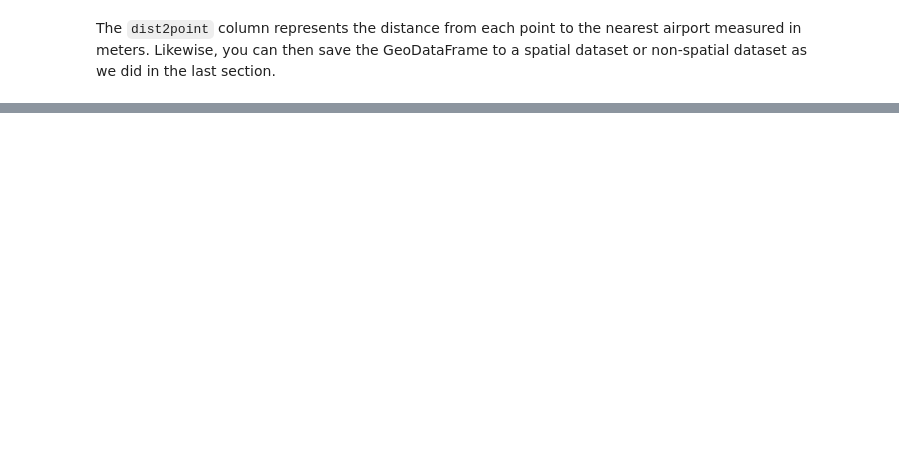
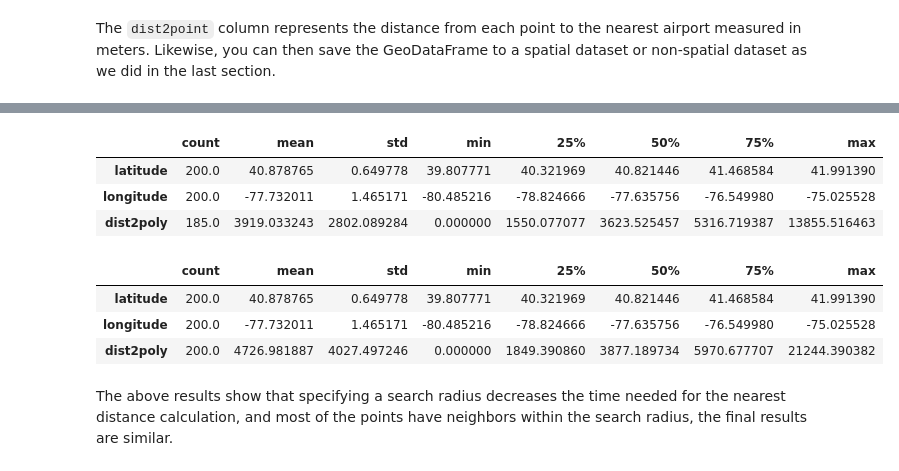
Before and after one commit to shuai-zhou/gps2space_doc, a Jupyter notebook: source/measuring_distance.ipynb, the cells around one changed output, grey strips where cells are left out. Drawn from its saved outputs; the diff is of its cells as text; code cells hidden in the pictures; blank space fills up the shorter version.

```diff
--- a/source/measuring_distance.ipynb
+++ b/source/measuring_distance.ipynb
@@ -80,0 +162,16 @@ The `dist2point` column represents the distance from each point to the nearest a
+# %%
+dist_with_search_radius.describe().T
+# %% [output]
+|  | count | mean | std | min | 25% | 50% | 75% | max |
+| latitude | 200.0 | 40.878765 | 0.649778 | 39.807771 | 40.321969 | 40.821446 | 41.468584 | 41.991390 |
+| longitude | 200.0 | -77.732011 | 1.465171 | -80.485216 | -78.824666 | -77.635756 | -76.549980 | -75.025528 |
+| dist2poly | 185.0 | 3919.033243 | 2802.089284 | 0.000000 | 1550.077077 | 3623.525457 | 5316.719387 | 13855.516463 |
+# %%
+dist_no_search_radius.describe().T
+# %% [output]
+|  | count | mean | std | min | 25% | 50% | 75% | max |
+| latitude | 200.0 | 40.878765 | 0.649778 | 39.807771 | 40.321969 | 40.821446 | 41.468584 | 41.991390 |
+| longitude | 200.0 | -77.732011 | 1.465171 | -80.485216 | -78.824666 | -77.635756 | -76.549980 | -75.025528 |
+| dist2poly | 200.0 | 4726.981887 | 4027.497246 | 0.000000 | 1849.390860 | 3877.189734 | 5970.677707 | 21244.390382 |
+# %% [markdown]
+The above results show that specifying a search radius decreases the time needed for the nearest distance calculation, and most of the points have neighbors within the search radius, the final results are similar.
```
Also changed, not shown: parts of 14 cells of this notebook, 4 other files.
